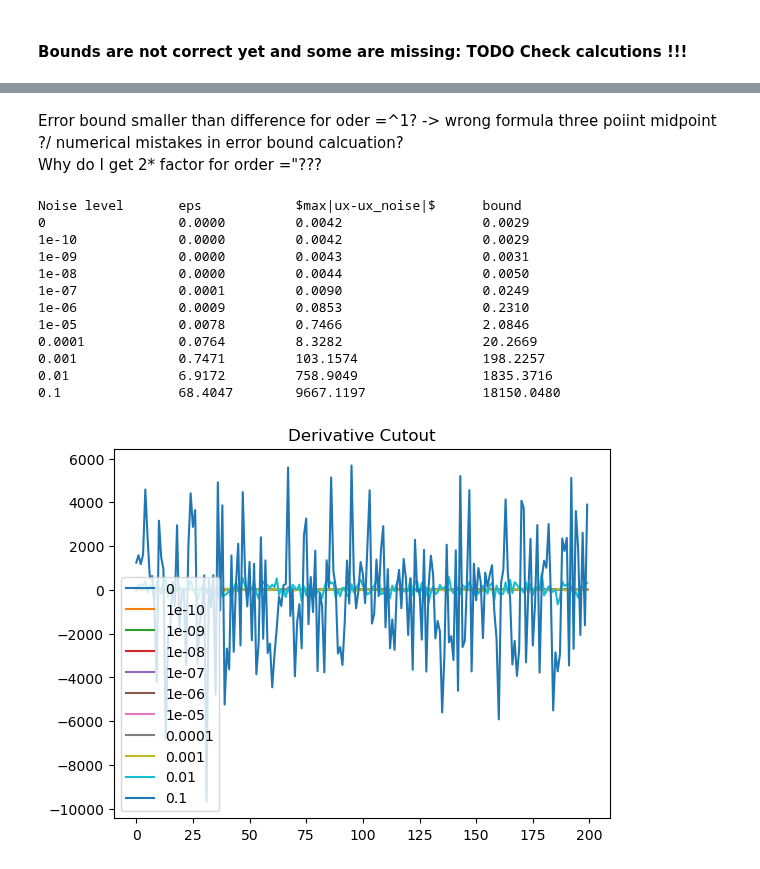
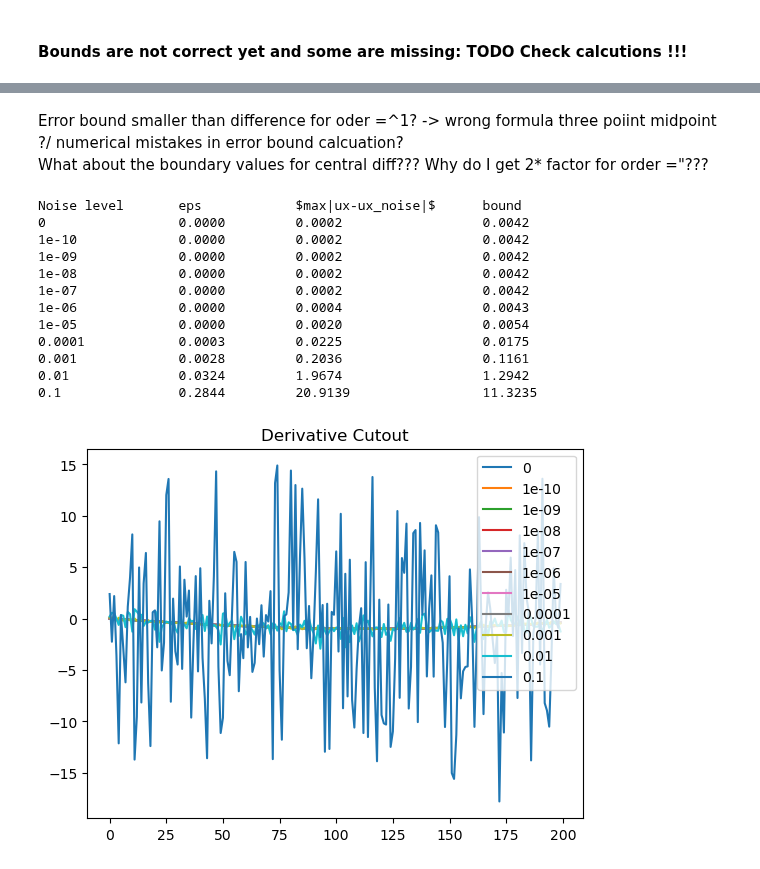
Before and after one commit to HillaryHauger/robust-identifiability-symbolic-recovery, a Jupyter notebook: My Experiments/Robustness Noise SVD.ipynb, the cells around one changed output, grey strips where cells are left out. Cells and saved outputs as stored; diff of their text form; code cells hidden in the pictures.

Commit message:
Finite Differences: modified bounds by caluclating them with lagrange coefficients

```diff
--- a/My Experiments/Robustness Noise SVD.ipynb
+++ b/My Experiments/Robustness Noise SVD.ipynb
@@ -156,0 +212,3 @@ def calculate_sum_coefficients_lagrange_poly(order):
+# %%
+for i in range(2,40,2):
+    print(f"Order: {i}, Error: {meas_error_central_diff(i)}")
@@ -162,31 +240,14 @@ def calculate_sum_coefficients_lagrange_poly(order):
 #M: bound on nth derivative depending on the order
 def error_bound(eps,h,M,order=2):
     eps+=np.finfo(float).eps # add machine precisoin
-    if order ==1:
-        #backward differences order 1
-        return 2*eps/h + h/2*M
+    if order%2==0: #even order
+        C_app=appr_error_central_diff(order)
+        C_meas=meas_error_central_diff(order)
+    else: # odd order
+        C_app=appr_error_backward_diff(order)
+        C_meas=meas_error_backward_diff(order)
 
-    elif order==2:
-        return 2*(eps/h + h*h/6*M) #is fixed with 2* but why???
-
-    if order ==3:
-        return 20.0/3*eps/h + h**3.0/6*M
-
-    elif order==4:
-        return 9.0/6.0*eps/h + h**4/30*M
-
-    if order ==5:
-        return 20.0/3*eps/h + h**5.0/6*M
-
-    elif order==6:
-        return 11/6.0*eps/h + h**6/144*M
-
-    elif order==8:
-        return 25/12*eps/h + h**8/840*M
-
-    else:
-        #TODO: for now order 2
-        return 2*eps/h + h*h/3.0*M
+    return C_meas*eps/h + h*M*C_app
 
 def infinity_norm(x):
     return np.max(np.abs(x))
@@ -195,7 +256,7 @@ target_noise=1e-9
 var = target_noise * np.sqrt(np.mean(np.square(u)))
 noise = np.random.normal(0, var, size=u.shape)
 u_noise = u + noise
-order=3
+order=2
 ux_noise = ps.FiniteDifference(order=order,d=1, axis=0, drop_endpoints=False)._differentiate(u_noise, dx)
 # %%
 infinity_norm(ux-ux_noise)
@@ -215,39 +276,40 @@ error_bound(eps,h,M,order=order)
 # %% [markdown]
 Error bound smaller than difference for oder =^1? -> wrong formula
 three poiint midpoint ?/ numerical mistakes in error bound calcuation?<br>
+What about the boundary values for central diff???
 Why do I get 2* factor for order ="???
 # %%
 M=infinity_norm(uxxx)
 noise_levels = [0]+[10**(-10+i) for i in range(0,10)]
 print("Noise level \t  eps \t \t $max|ux-ux_noise|$ \t bound")
 plt.title("Derivative Cutout")
-order=3
+order=2
 for target_noise in noise_levels:
     var = target_noise * np.sqrt(np.mean(np.square(u)))
     noise = np.random.normal(0, var, size=u.shape)
     u_noise = u + noise
     ux_noise = ps.FiniteDifference(order=order,d=1, axis=0, drop_endpoints=False)._differentiate(u_noise, dx)
     plt.plot(ux_noise[0,:],label=str(target_noise))
     eps = infinity_norm(u_noise-u)
     bound = error_bound(eps,dx,M,order)
     diff = infinity_norm(ux-ux_noise)
     print(f"{target_noise} \t \t  {eps:.4f} \t {diff:.4f} \t \t {bound:.4f}")
 plt.legend()
 plt.show()
 # %% [output]
 Noise level       eps            $max|ux-ux_noise|$      bound
-0                 0.0000         0.0042                  0.0029
-1e-10             0.0000         0.0042                  0.0029
-1e-09             0.0000         0.0043                  0.0031
-1e-08             0.0000         0.0044                  0.0050
-1e-07             0.0001         0.0090                  0.0249
-1e-06             0.0009         0.0853                  0.2310
-1e-05             0.0078         0.7466                  2.0846
-0.0001            0.0764         8.3282                  20.2669
-0.001             0.7471         103.1574                198.2257
-0.01              6.9172         758.9049                1835.3716
-0.1               68.4047        9667.1197               18150.0480
+0                 0.0000         0.0002                  0.0042
+1e-10             0.0000         0.0002                  0.0042
+1e-09             0.0000         0.0002                  0.0042
+1e-08             0.0000         0.0002                  0.0042
+1e-07             0.0000         0.0002                  0.0042
+1e-06             0.0000         0.0004                  0.0043
+1e-05             0.0000         0.0020                  0.0054
+0.0001            0.0003         0.0225                  0.0175
+0.001             0.0028         0.2036                  0.1161
+0.01              0.0324         1.9674                  1.2942
+0.1               0.2844         20.9139                 11.3235
-[figure, old version]
+[figure, new version]
 # %%
 M=infinity_norm(uxxx)
 number_noise=10 #<=10
```
Also changed, not shown: parts of 22 cells of this notebook, 1 other file.
